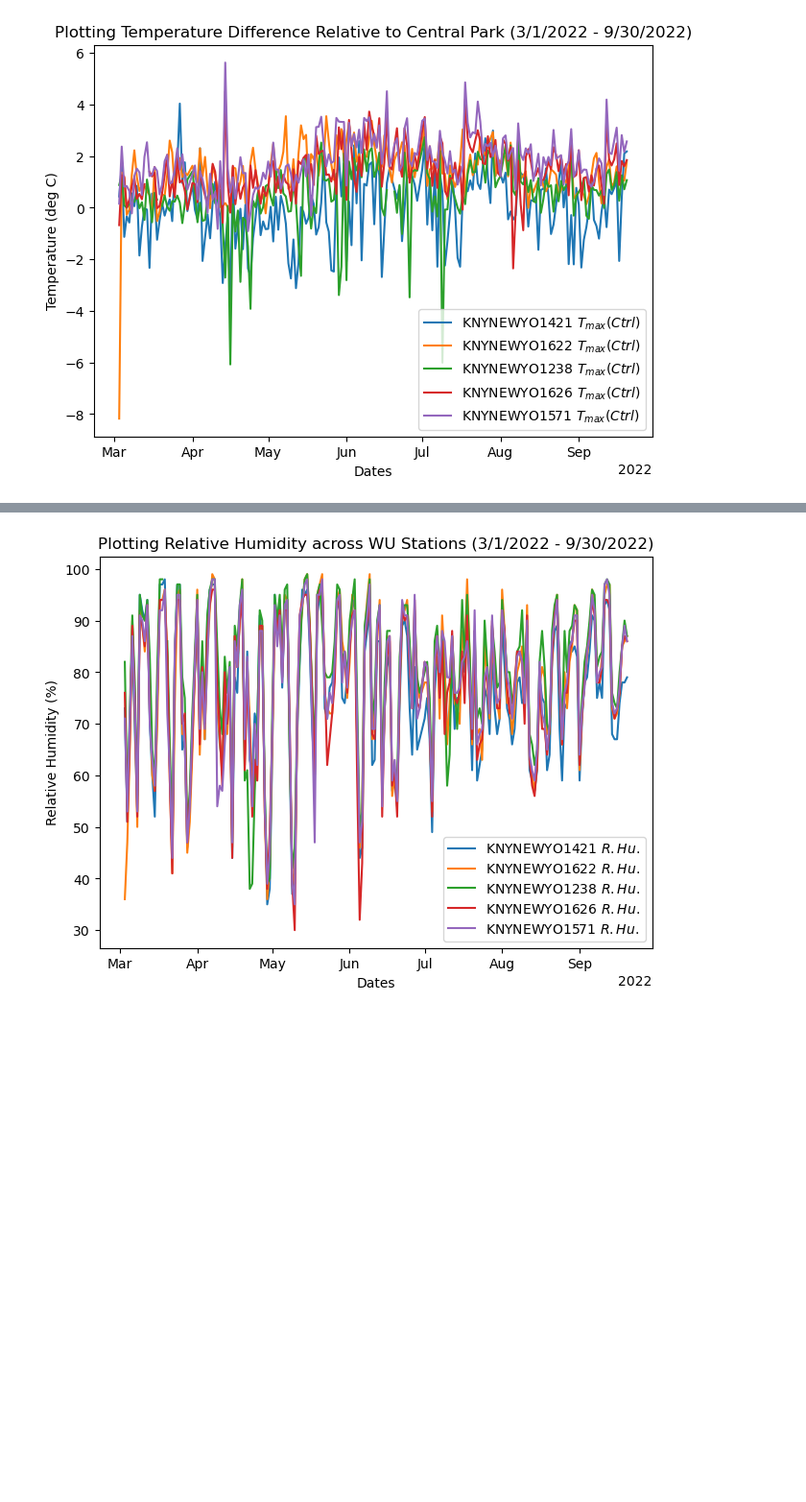
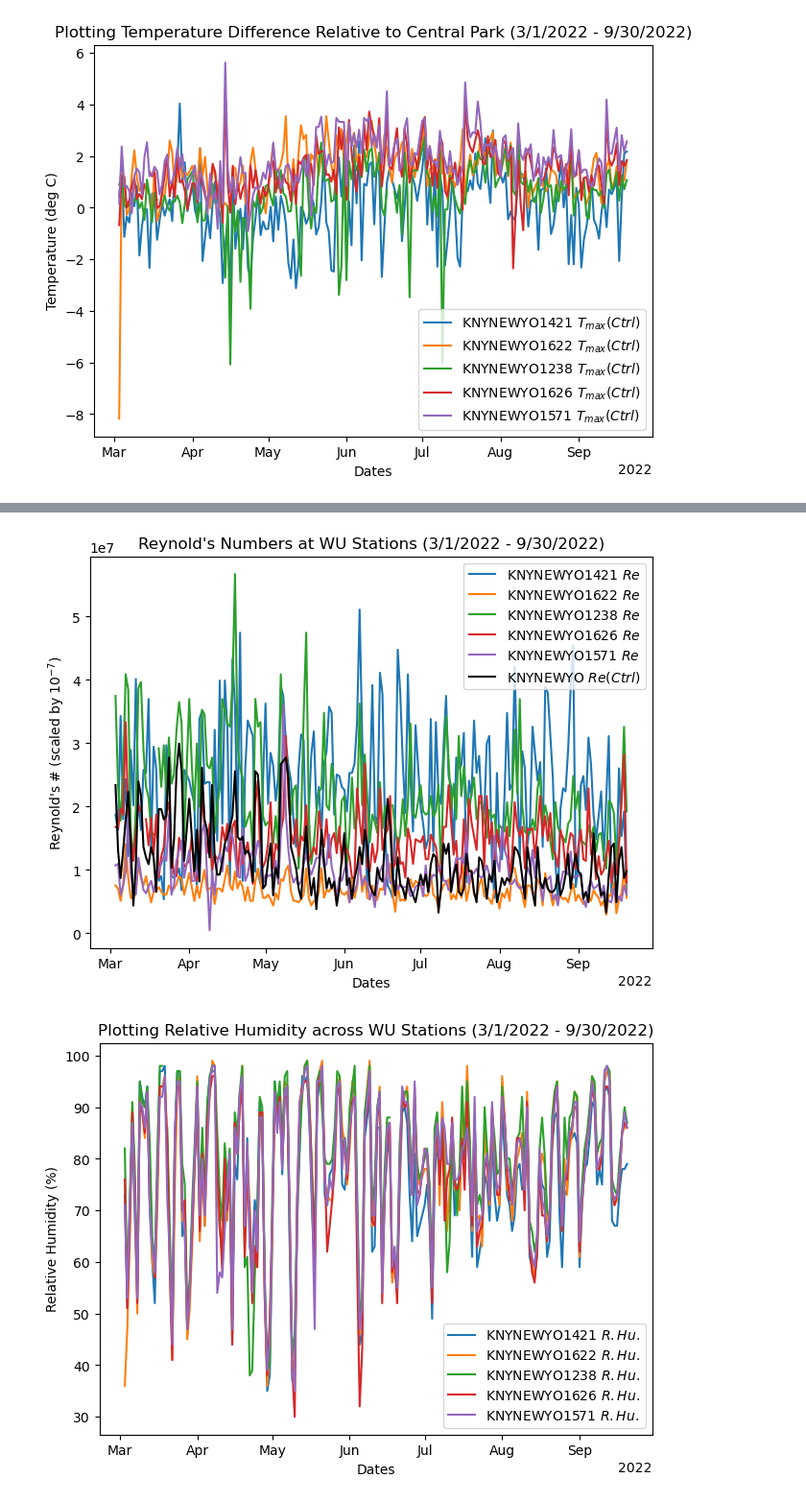
Before and after one commit to soph-loaf/aht_project, a Jupyter notebook: Temp_Results_SAL.ipynb, the cells around one changed output, grey strips where cells are left out. Shown at 96% size. Cells and saved outputs as stored; diff of their text form; code cells hidden in the pictures; blank space fills up the shorter version.

```diff
--- a/Temp_Results_SAL.ipynb
+++ b/Temp_Results_SAL.ipynb
@@ -485,3 +600,23 @@ plt.show()
+# %%
+#plotting Reynold's #
+fig = plt.figure(constrained_layout=True)
+ax = plt.gca()
+locator = mdates.AutoDateLocator()
+formatter = mdates.ConciseDateFormatter(locator)
+ax.xaxis.set_major_locator(locator)
+ax.xaxis.set_major_formatter(formatter)
+for i in range(len(wu_list_n)):
+    ax.plot(df_combo['DATE'], df_combo['Re'+wu_list_n[i]], markersize=2.5, label=r'KNYNEWYO'+wu_list[i]+' $Re$')
+ax.plot(df_combo['DATE'], df_combo['Re_ctrl'], '-k', markersize=2.5,
+        label=r'KNYNEWYO $Re (Ctrl)$')
+
+ax.set_xlabel("Dates")
+ax.set_ylabel(r"Reynold's # (scaled by $10^{-7}$)")
+ax.set_title("Reynold's Numbers at WU Stations (3/1/2022 - 9/30/2022)")
+plt.legend(loc='upper right')
+plt.show()
+# %% [output]
+[figure, added]
 # %%
 #plotting relative humidity data
 fig = plt.figure(constrained_layout=True)
```
Also changed, not shown: parts of 7 cells of this notebook.
